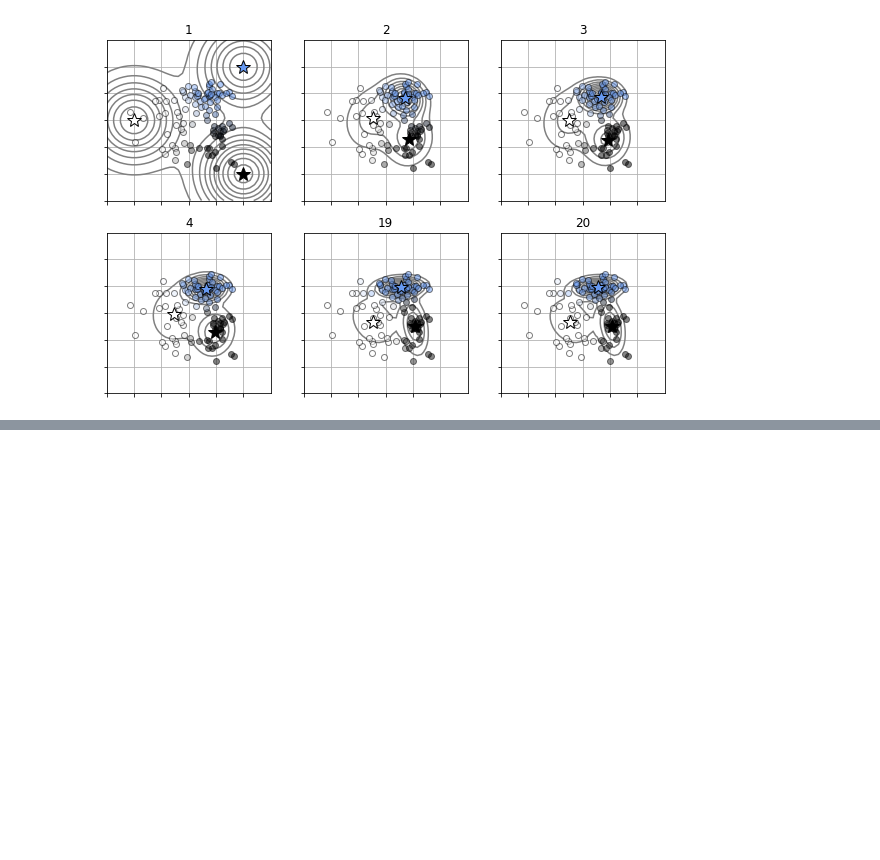
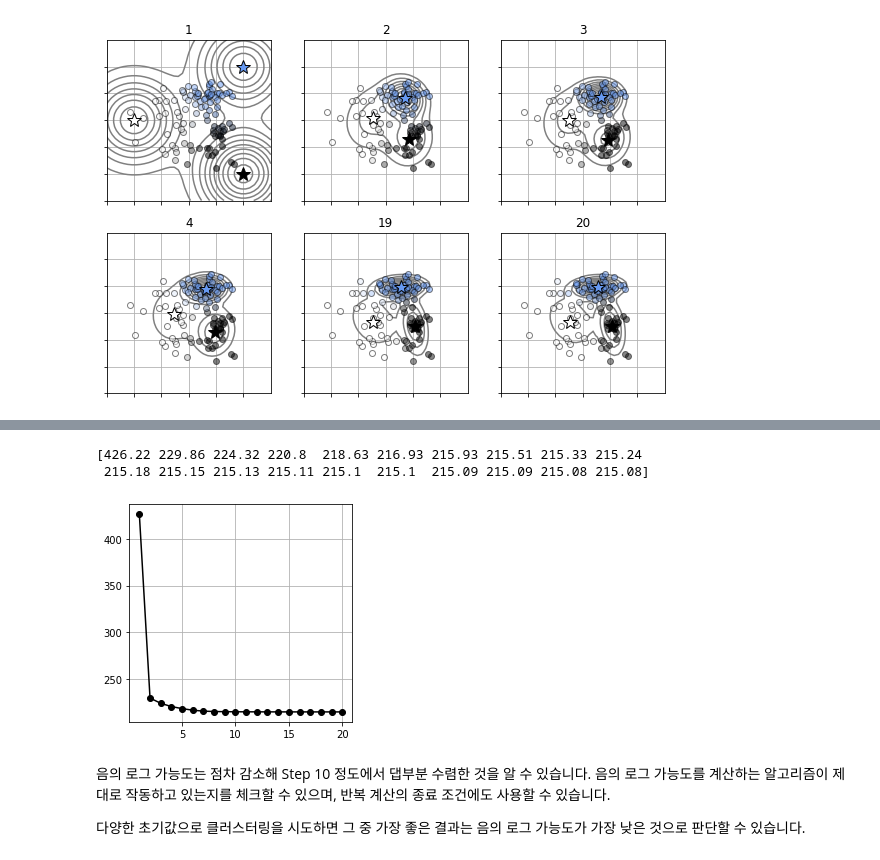
Before and after one commit to josephsh97KIM/MS_study, a Jupyter notebook: CAU_VIlab/week6_1.ipynb, the cells around one changed output, grey strips where cells are left out. Drawn from its saved outputs; the diff is of its cells as text; code cells hidden in the pictures; blank space fills up the shorter version.

```diff
--- a/CAU_VIlab/week6_1.ipynb
+++ b/CAU_VIlab/week6_1.ipynb
@@ -387,0 +400,49 @@ plt.show()
+# %%
+# 오차 함수 정의.
+# 혼합 가우스의 목적 함수
+def nlh_mixgauss(x, pi, mu, sigma):
+  # x: NxD
+  # pi: Kx1
+  # mu: KxD
+  # sigma: KxDxD
+  # output lh: NxK
+  N,D = x.shape
+  k = len(pi)
+  y = np.zeros((N,K))
+  for k in range(K):
+    y[:,k] = gauss(x,mu[k,:], sigma[k,:,:])# KxN
+  lh = 0
+  for n in range(N):
+    wk = 0
+    for k in range(K):
+      wk = wk + pi[k] * y[n,k]
+    lh = lh + np.log(wk)
+  return -lh
+# %%
+# 오차 함수의 변화를 그래프로 그리기
+Pi = np.array([0.3, 0.3, 0.4])
+Mu = np.array([[2,2],[-2,0],[2,-2]])
+Sigma = np.array([[[1,0],[0,1]],[[1,0],[0,1]],[[1,0],[0,1]]])
+Gamma = np.c_[np.ones((N,1)), np.zeros((N,2))]
+
+max_it = 20
+it = 0
+Err = np.zeros(max_it) # distortion measure
+for it in range(0, max_it):
+  Gamma = e_step_mixgauss(X, Pi, Mu, Sigma)
+  Err[it] = nlh_mixgauss(X, Pi, Mu, Sigma)
+  Pi, Mu, Sigma = m_step_mixgauss(X, Gamma)
+print(np.round(Err,2))
+plt.figure(2, figsize = (4,4))
+plt.plot(np.arange(max_it)+1, Err, color = 'k', linestyle='-', marker='o')
+# plt.ylim([40,80])
+plt.grid(True)
+plt.show()
+# %% [output]
+[426.22 229.86 224.32 220.8  218.63 216.93 215.93 215.51 215.33 215.24
+ 215.18 215.15 215.13 215.11 215.1  215.1  215.09 215.09 215.08 215.08]
+[figure, added]
+# %% [markdown]
+음의 로그 가능도는 점차 감소해 Step 10 정도에서 댑부분 수렴한 것을 알 수 있습니다. 음의 로그 가능도를 계산하는 알고리즘이 제대로 작동하고 있는지를 체크할 수 있으며, 반복 계산의 종료 조건에도 사용할 수 있습니다.
+
+다양한 초기값으로 클러스터링을 시도하면 그 중 가장 좋은 결과는 음의 로그 가능도가 가장 낮은 것으로 판단할 수 있습니다.
```
Also changed, not shown: parts of 4 cells of this notebook.
